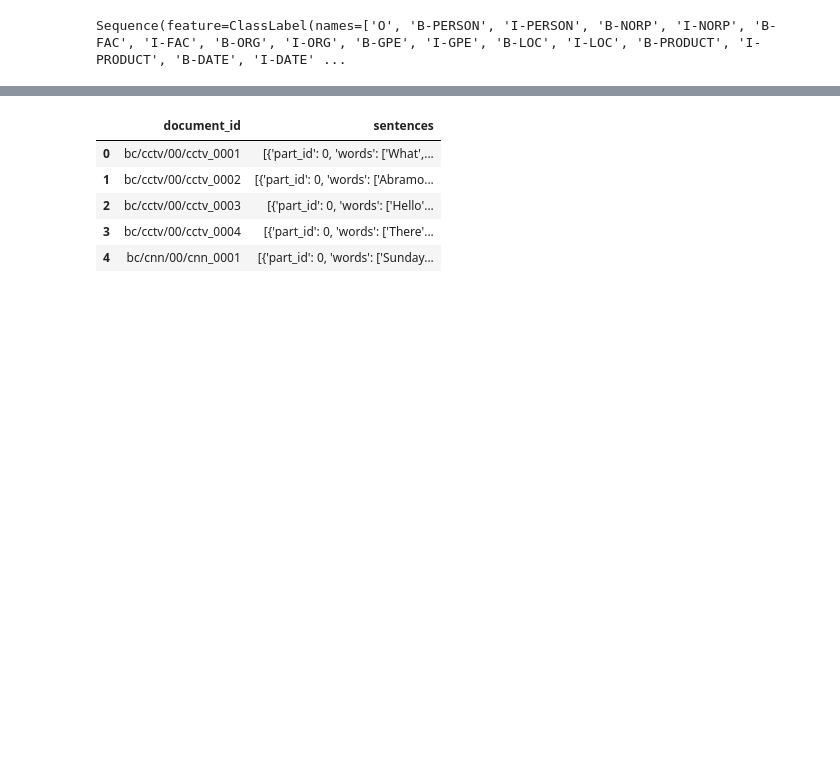
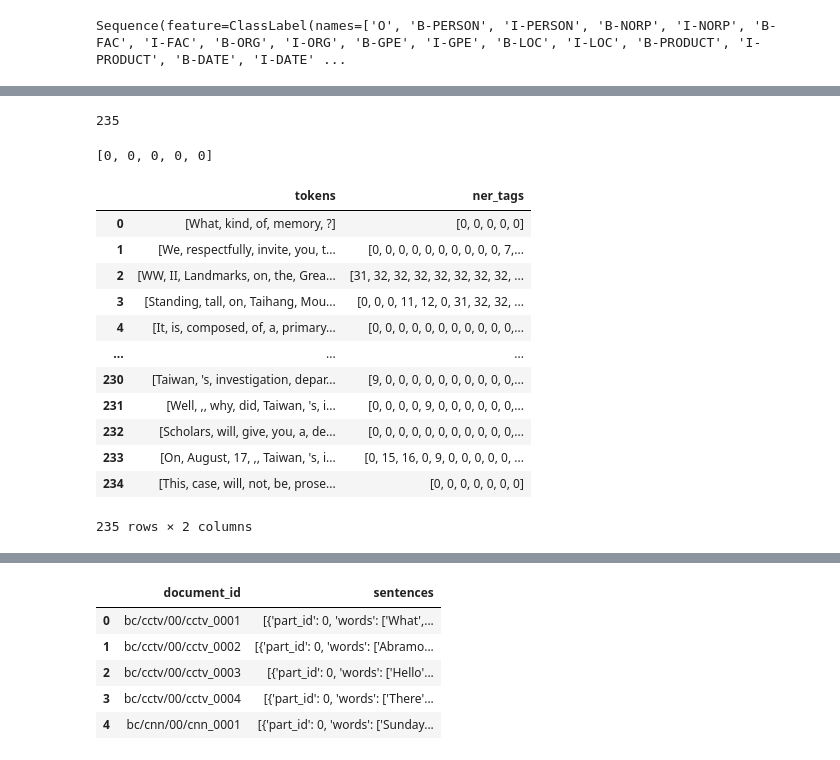
Before and after one commit to hr1588/NLP, a Jupyter notebook: ner_dataset.ipynb, the cells around one changed output, grey strips where cells are left out. Cells and saved outputs as stored; diff of their text form; code cells hidden in the pictures; blank space fills up the shorter version.

```diff
--- a/ner_dataset.ipynb
+++ b/ner_dataset.ipynb
@@ -96,0 +46,40 @@ Sequence(feature=ClassLabel(names=['O', 'B-PERSON', 'I-PERSON', 'B-NORP', 'I-NOR
+# %%
+mini_train = v12_dataset['train']['sentences'][0]
+# %%
+len(mini_train)
+# %% [output]
+235
+# %%
+words_list = []
+
+for i in range(len(mini_train)):
+    words_list.append(mini_train[i]['words'])
+# %%
+ner_list = []
+
+for i in range(len(mini_train)):
+    ner_list.append(mini_train[i]['named_entities'])
+# %%
+ner_list[0]
+# %% [output]
+[0, 0, 0, 0, 0]
+# %%
+import pandas as pd
+
+train = pd.DataFrame([words_list, ner_list]).T
+train.columns = ['tokens','ner_tags']
+train
+# %% [output]
+|  | tokens | ner_tags |
+| 0 | [What, kind, of, memory, ?] | [0, 0, 0, 0, 0] |
+| 1 | [We, respectfully, invite, you, t... | [0, 0, 0, 0, 0, 0, 0, 0, 0, 0, 7,... |
+| 2 | [WW, II, Landmarks, on, the, Grea... | [31, 32, 32, 32, 32, 32, 32, 32, ... |
+| 3 | [Standing, tall, on, Taihang, Mou... | [0, 0, 0, 11, 12, 0, 31, 32, 32, ... |
+| 4 | [It, is, composed, of, a, primary... | [0, 0, 0, 0, 0, 0, 0, 0, 0, 0, 0,... |
+| ... | ... | ... |
+| 230 | [Taiwan, 's, investigation, depar... | [9, 0, 0, 0, 0, 0, 0, 0, 0, 0, 0,... |
+| 231 | [Well, ,, why, did, Taiwan, 's, i... | [0, 0, 0, 0, 9, 0, 0, 0, 0, 0, 0,... |
+| 232 | [Scholars, will, give, you, a, de... | [0, 0, 0, 0, 0, 0, 0, 0, 0, 0, 0,... |
+| 233 | [On, August, 17, ,, Taiwan, 's, i... | [0, 15, 16, 0, 9, 0, 0, 0, 0, 0, ... |
+| 234 | [This, case, will, not, be, prose... | [0, 0, 0, 0, 0, 0, 0] |
+235 rows × 2 columns
```
Also changed, not shown: parts of 82 cells of this notebook.
